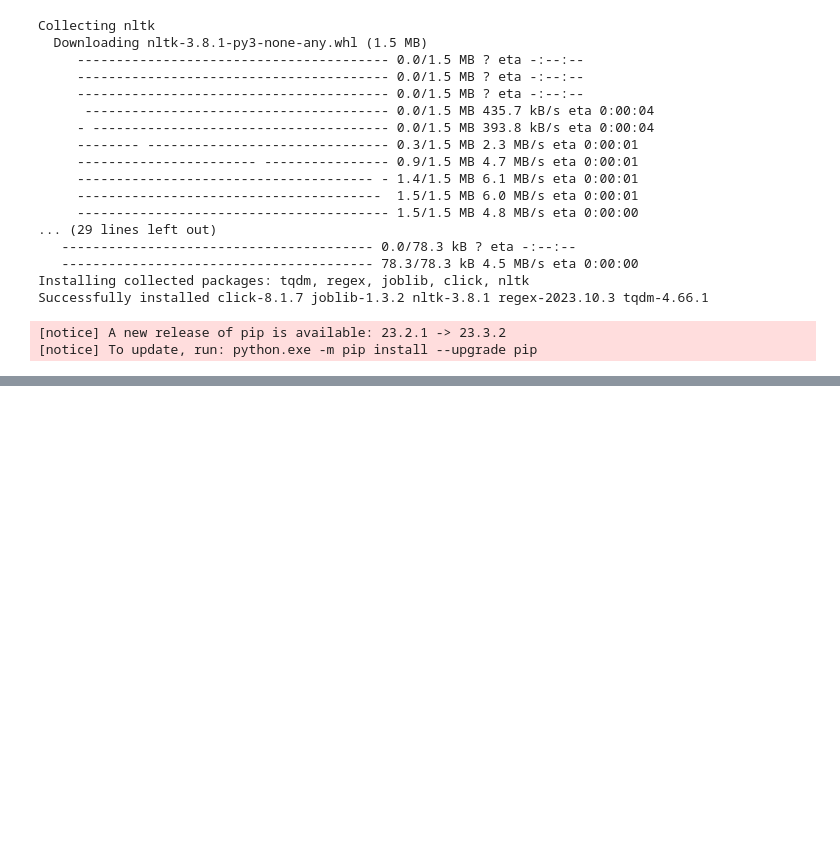
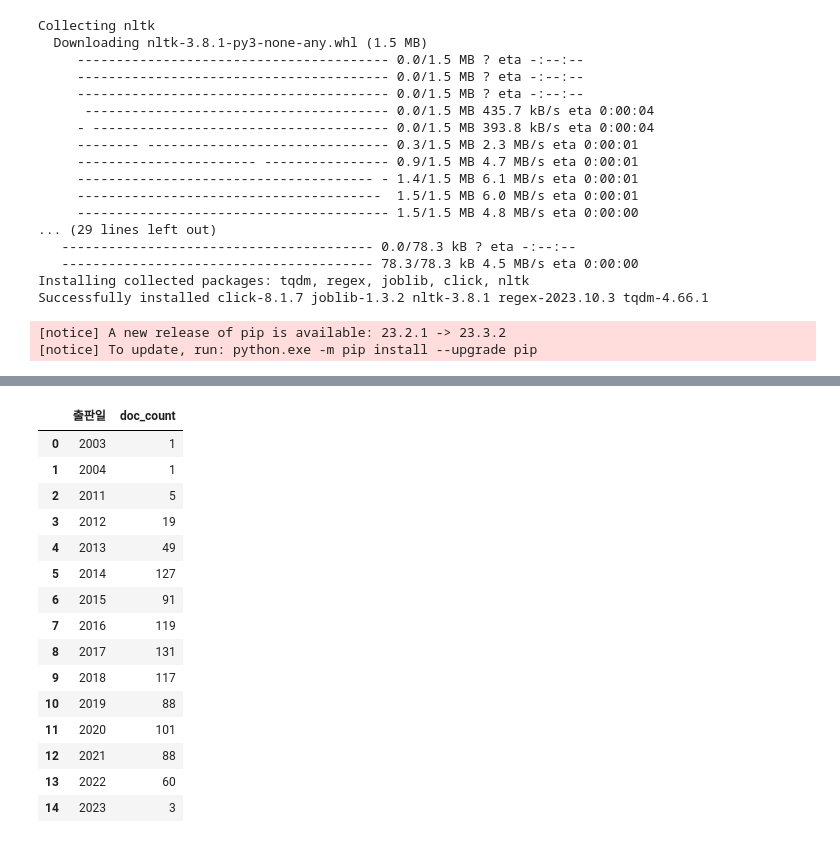
Before and after one commit to jurwon/BigdataVisualization_analyze, a Jupyter notebook: 2_자연어처리-영문-한글-통계/test.ipynb, the cells around one changed output, grey strips where cells are left out. Saved outputs shown, nothing was run; the diff lists cells and outputs as text; code cells hidden in the pictures; blank space fills up the shorter version.

```diff
--- a/2_자연어처리-영문-한글-통계/test.ipynb
+++ b/2_자연어처리-영문-한글-통계/test.ipynb
@@ -152,0 +292,25 @@ all_files_data[0]
+# %%
+
+# 기존 데이터 프레임에 새로운 컬럼(doc_count) 추가, 임의로 0으로 값 넣기.
+all_files_data_concat["doc_count"] = 0
+
+#  출판일 기준으로 그룹화해서, count 집계 표기 하기.
+summary_date = all_files_data_concat.groupby("출판일", as_index=False)["doc_count"].count()
+summary_date
+# %% [output]
+|  | 출판일 | doc_count |
+| 0 | 2003 | 1 |
+| 1 | 2004 | 1 |
+| 2 | 2011 | 5 |
+| 3 | 2012 | 19 |
+| 4 | 2013 | 49 |
+| 5 | 2014 | 127 |
+| 6 | 2015 | 91 |
+| 7 | 2016 | 119 |
+| 8 | 2017 | 131 |
+| 9 | 2018 | 117 |
+| 10 | 2019 | 88 |
+| 11 | 2020 | 101 |
+| 12 | 2021 | 88 |
+| 13 | 2022 | 60 |
+| 14 | 2023 | 3 |
```
Also changed, not shown: parts of 15 cells of this notebook, 2 other files.
